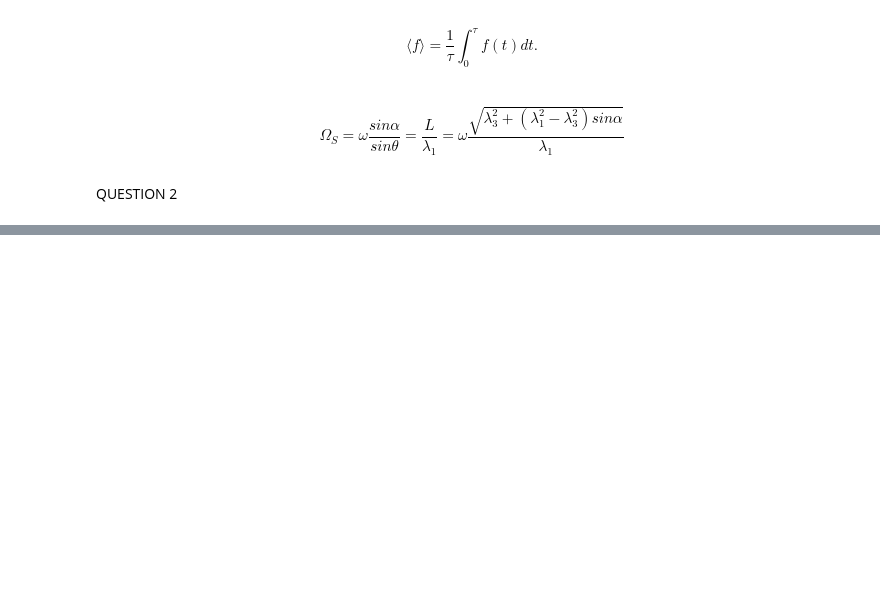
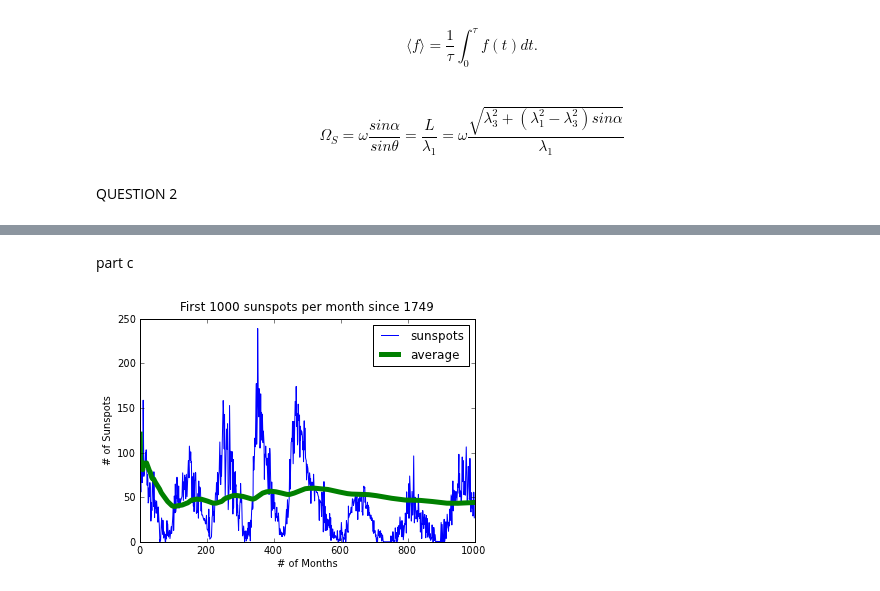
Before and after one commit to jruncoPHYS202/PHYS202-S13, a Jupyter notebook: week3/GraphicsEx2.ipynb, the cells around one changed output, grey strips where cells are left out. Saved outputs shown, nothing was run; the diff lists cells and outputs as text; code cells hidden in the pictures; blank space fills up the shorter version.

```diff
--- a/week3/GraphicsEx2.ipynb
+++ b/week3/GraphicsEx2.ipynb
@@ -33,0 +80,21 @@ QUESTION 2
+# %% [markdown]
+part c
+# %%
+a = np.zeros(1000)
+b = np.zeros(1000)
+avg = np.zeros(1000)
+tot = 0
+for i in range(1000):
+    a[i] = x[i]
+    b[i] = y[i]
+    tot += y[i]
+    avg[i] = tot / i
+plot(a, b, lw = 1, label = "sunspots")
+plot(a, avg, lw = 5, label = "average")
+xlabel("# of Months")
+ylabel("# of Sunspots")
+title("First 1000 sunspots per month since 1749")
+legend()
+show()
+# %% [output]
+[figure, added]
```
Also changed, not shown: parts of 13 cells of this notebook.
